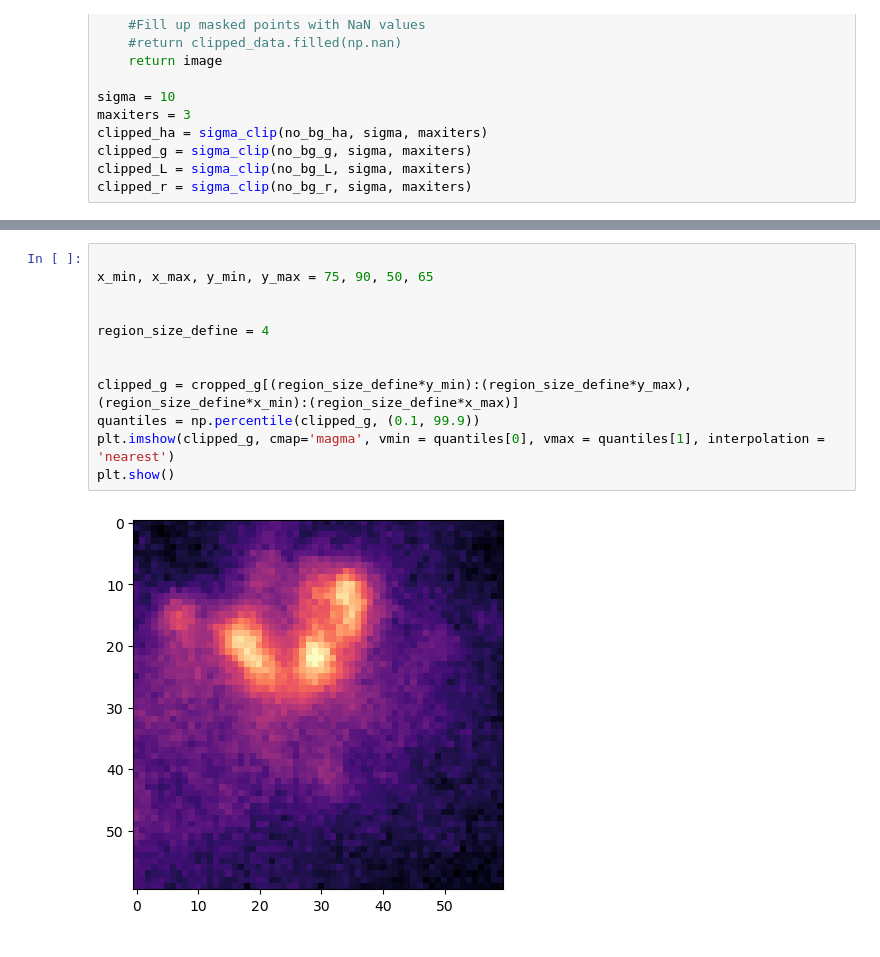
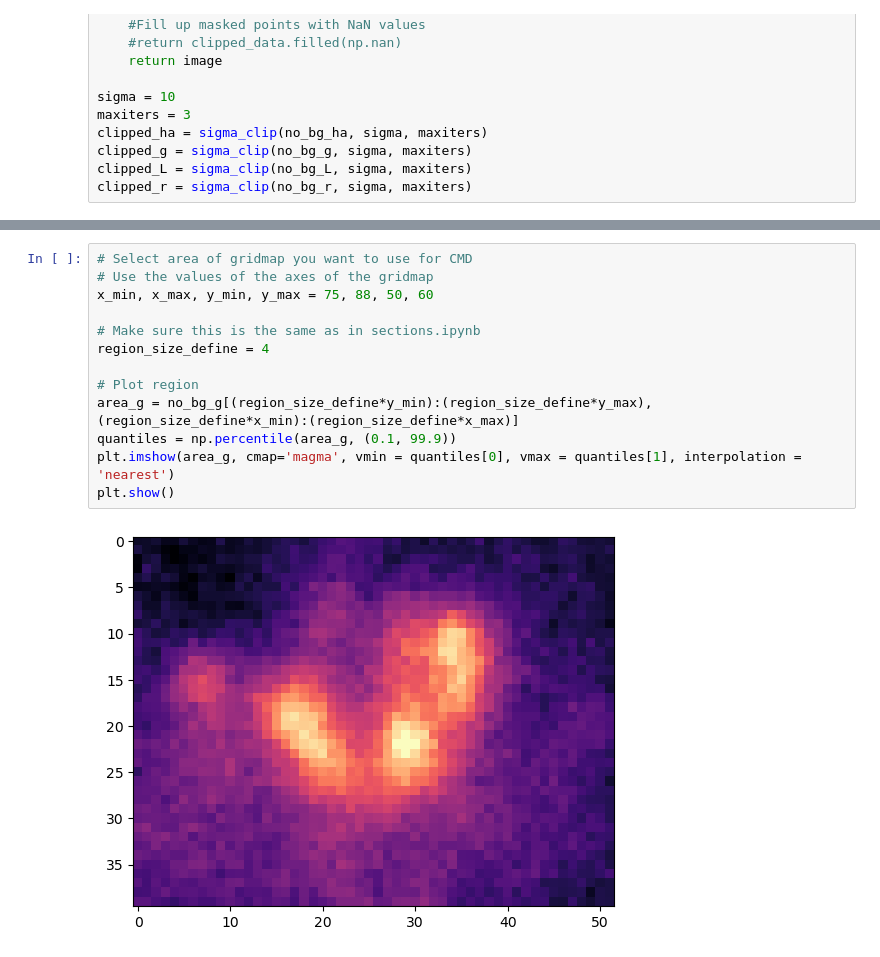
Before and after one commit to Juaopteinde/Group-19-NGC4449, a Jupyter notebook: CMDs.ipynb, the cells around one changed output, grey strips where cells are left out. Drawn from its saved outputs; the diff is of its cells as text.

```diff
--- a/CMDs.ipynb
+++ b/CMDs.ipynb
@@ -176,16 +181,17 @@ print(np.min(magnitude_ha))
 29.44537812595911
 4.510156107564494
 # %%
+# Select area of gridmap you want to use for CMD
+# Use the values of the axes of the gridmap
+x_min, x_max, y_min, y_max = 75, 88, 50, 60
 
-x_min, x_max, y_min, y_max = 75, 90, 50, 65
-
-
+# Make sure this is the same as in sections.ipynb
 region_size_define = 4
 
-
-clipped_g = cropped_g[(region_size_define*y_min):(region_size_define*y_max), (region_size_define*x_min):(region_size_define*x_max)]
-quantiles = np.percentile(clipped_g, (0.1, 99.9))
-plt.imshow(clipped_g, cmap='magma', vmin = quantiles[0], vmax = quantiles[1], interpolation = 'nearest')
+# Plot region
+area_g = no_bg_g[(region_size_define*y_min):(region_size_define*y_max), (region_size_define*x_min):(region_size_define*x_max)]
+quantiles = np.percentile(area_g, (0.1, 99.9))
+plt.imshow(area_g, cmap='magma', vmin = quantiles[0], vmax = quantiles[1], interpolation = 'nearest')
 plt.show()
 # %% [output]
-[figure, old version]
+[figure, new version]
```
Also changed, not shown: parts of 5 cells of this notebook, 1 other file.
